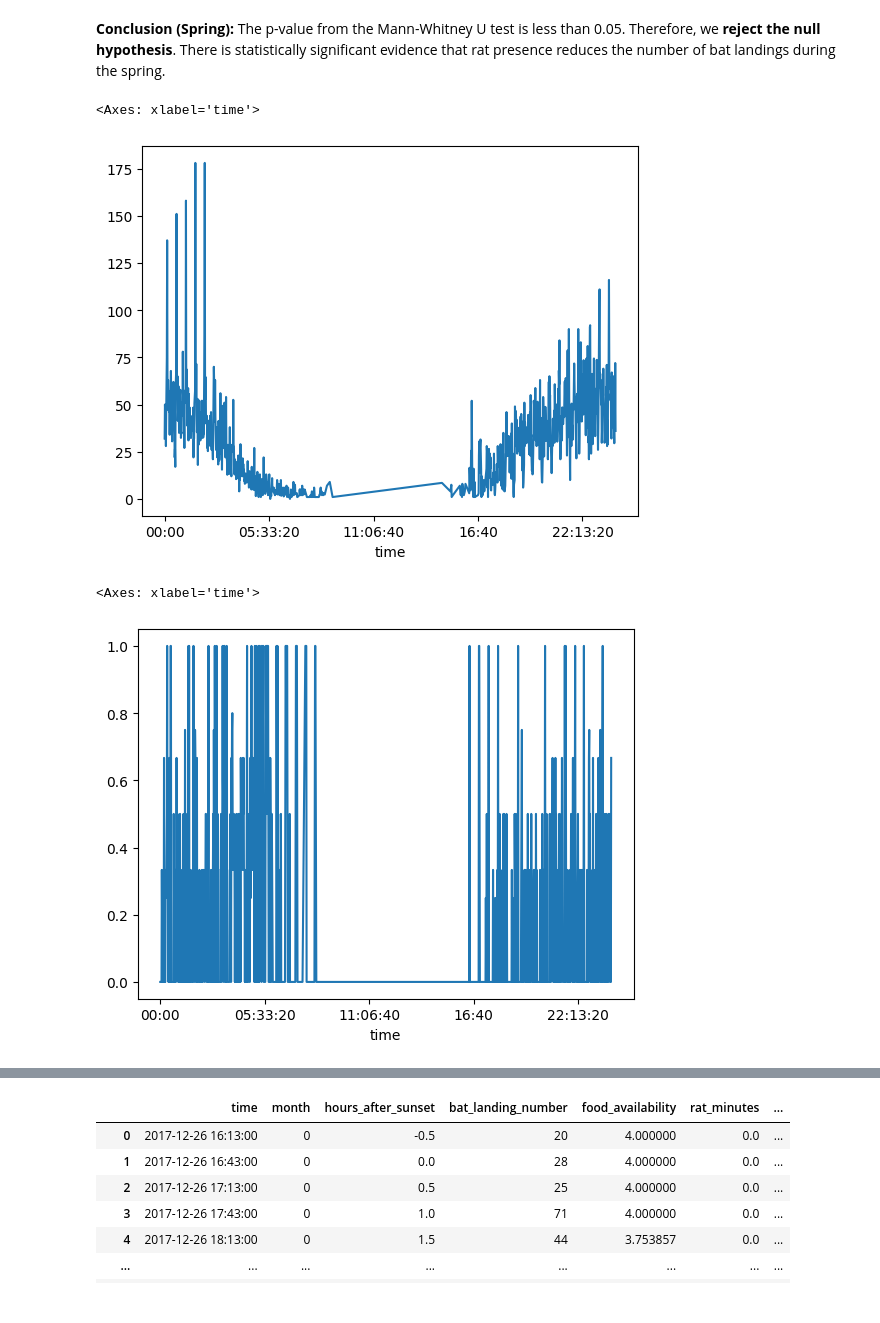
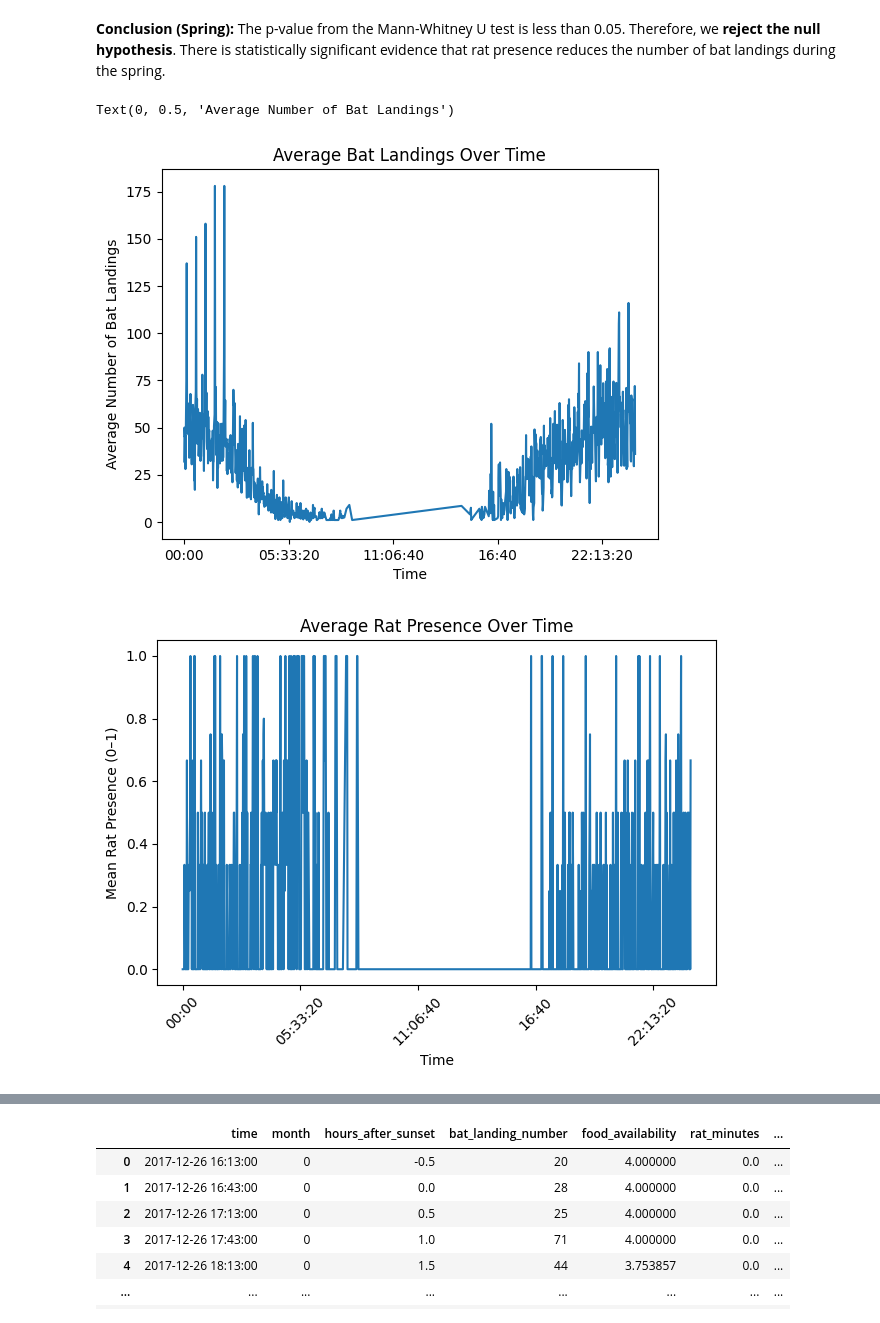
Before and after one commit to amrit-niure/batvsrat_investigation_A_and_B, a Jupyter notebook: investigation-b.ipynb, the cells around one changed output, grey strips where cells are left out. Saved outputs shown, nothing was run; the diff lists cells and outputs as text; code cells hidden in the pictures.

```diff
--- a/investigation-b.ipynb
+++ b/investigation-b.ipynb
@@ -699,13 +727,25 @@ Mann–Whitney U test result:
 **Conclusion (Spring):**
 The p-value from the Mann-Whitney U test is less than 0.05. Therefore, we **reject the null hypothesis**. There is statistically significant evidence that rat presence reduces the number of bat landings during the spring.
 # %%
-df2.groupby(df2['time'].dt.time)['bat_landing_number'].mean().plot()
+
+ax = df2.groupby(df2['time'].dt.time)['bat_landing_number'].mean().plot()
+
+ax.set_title('Average Bat Landings Over Time')
+ax.set_xlabel('Time')
+ax.set_ylabel('Average Number of Bat Landings')
 # %% [output]
-<Axes: xlabel='time'>
+Text(0, 0.5, 'Average Number of Bat Landings')
-[figure, old version]
+[figure, new version]
 # %%
-df2.groupby(df2['time'].dt.time)['rat_present'].mean().plot()
+ax = df2.groupby(df2['time'].dt.time)['rat_present'].mean().plot()
+
+ax.set_title('Average Rat Presence Over Time')
+ax.set_xlabel('Time')
+ax.set_ylabel('Mean Rat Presence (0–1)')
+
+plt.xticks(rotation=45)
+plt.tight_layout()
+plt.show()
 # %% [output]
-<Axes: xlabel='time'>
-[figure, old version]
+[figure, new version]
 # %%
```
Also changed, not shown: parts of 26 cells of this notebook.
